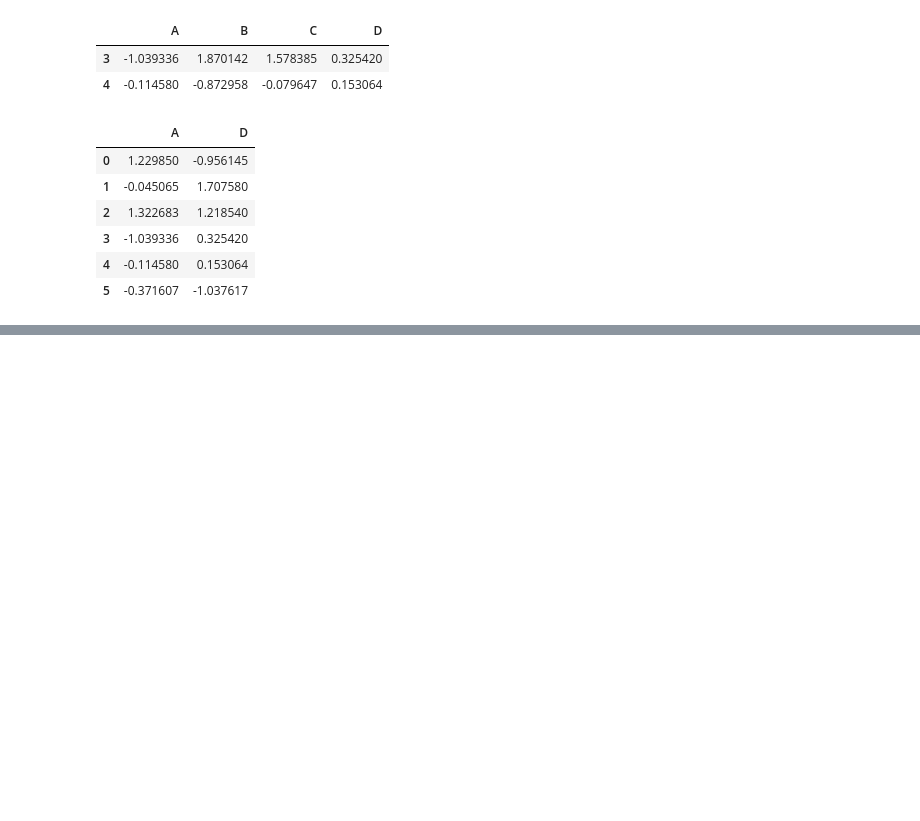
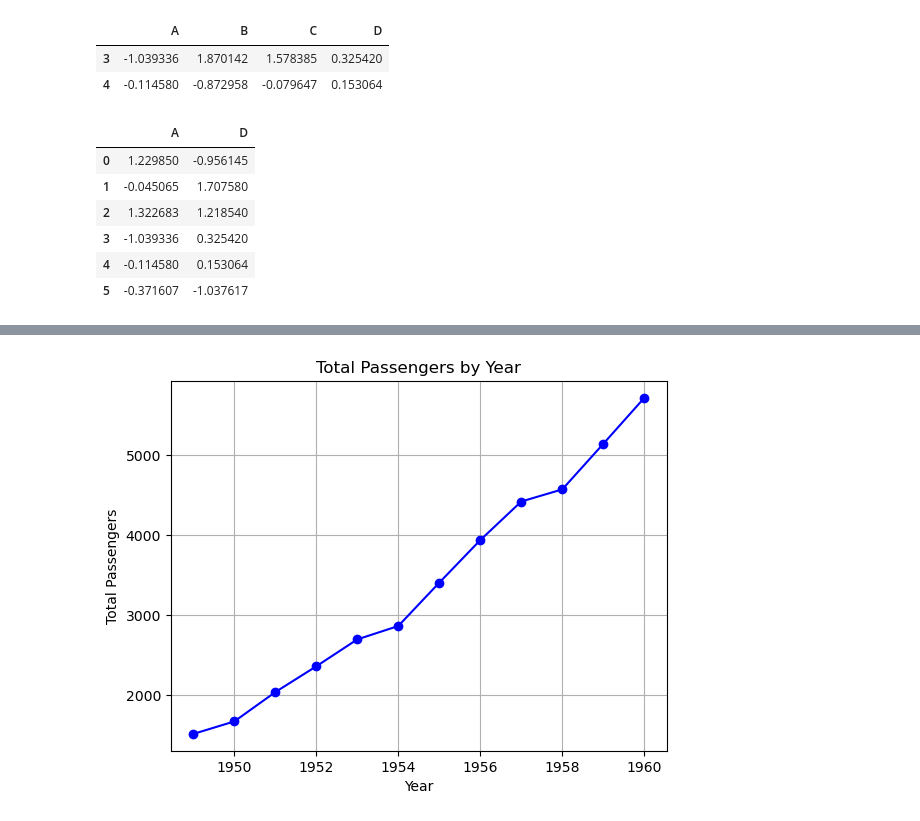
Before and after one commit to ICHANER/MachineLearningPractices, a Jupyter notebook: 《scikit-learn机器学习》/introduction_to_Pandas.ipynb, the cells around one changed output, grey strips where cells are left out. Saved outputs shown, nothing was run; the diff lists cells and outputs as text; code cells hidden in the pictures; blank space fills up the shorter version.

```diff
--- a/《scikit-learn机器学习》/introduction_to_Pandas.ipynb
+++ b/《scikit-learn机器学习》/introduction_to_Pandas.ipynb
@@ -121,0 +332,19 @@ df[['A','D']]    # 存疑？？？
+# %%
+# 开始一个实例
+
+import pandas as pd
+import matplotlib.pyplot as plt
+# 读取数据
+data = pd.read_csv('../flights.csv', index_col=0)
+# 按年份求和
+sum_by_year = data.groupby('year')['passengers'].sum()
+
+# 绘制折线图
+plt.plot(sum_by_year.index, sum_by_year.values, marker='o', linestyle='-', color='b')
+plt.title('Total Passengers by Year')
+plt.xlabel('Year')
+plt.ylabel('Total Passengers')
+plt.grid(True)
+plt.show()
+# %% [output]
+[figure, added]
```
Also changed, not shown: parts of 27 cells of this notebook, 1 other file.
